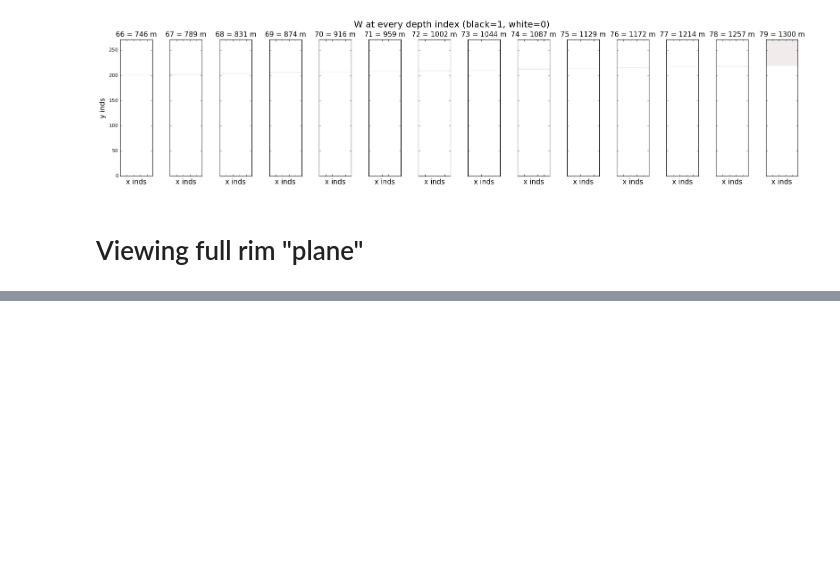
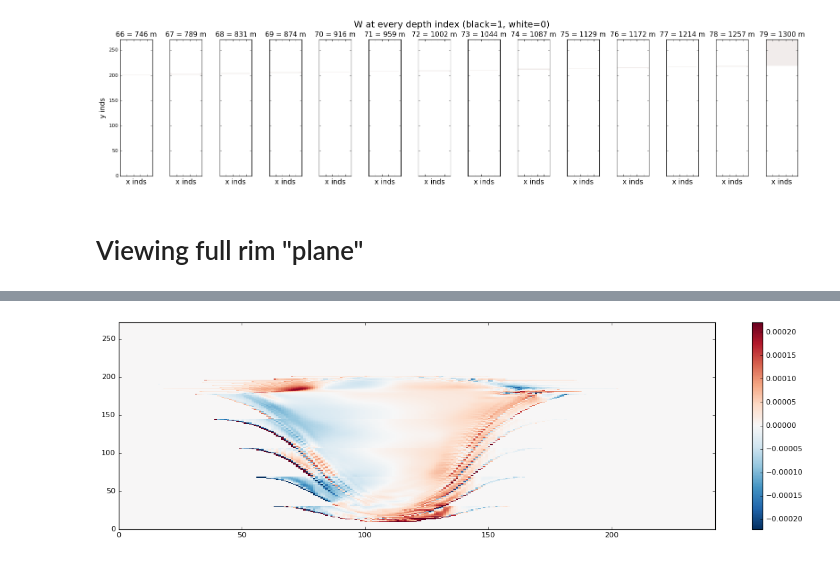
Before and after one commit to UBC-MOAD/analysis_mackenzie_canyon, a Jupyter notebook: notebooks/transport_fluxes/W_rimvels.ipynb, the cells around one changed output, grey strips where cells are left out. Saved outputs shown, nothing was run; the diff lists cells and outputs as text; code cells hidden in the pictures; blank space fills up the shorter version.

```diff
--- a/notebooks/transport_fluxes/W_rimvels.ipynb
+++ b/notebooks/transport_fluxes/W_rimvels.ipynb
@@ -101,0 +109,4 @@ ax.set_ylim([0, vovecrtz.shape[-2]])
+# %%
+fig = plot_rim(vovecrtz, time_ind, cm.RdBu_r, 1)
+# %% [output]
+[figure, added]
```
Also changed, not shown: parts of 5 cells of this notebook.
